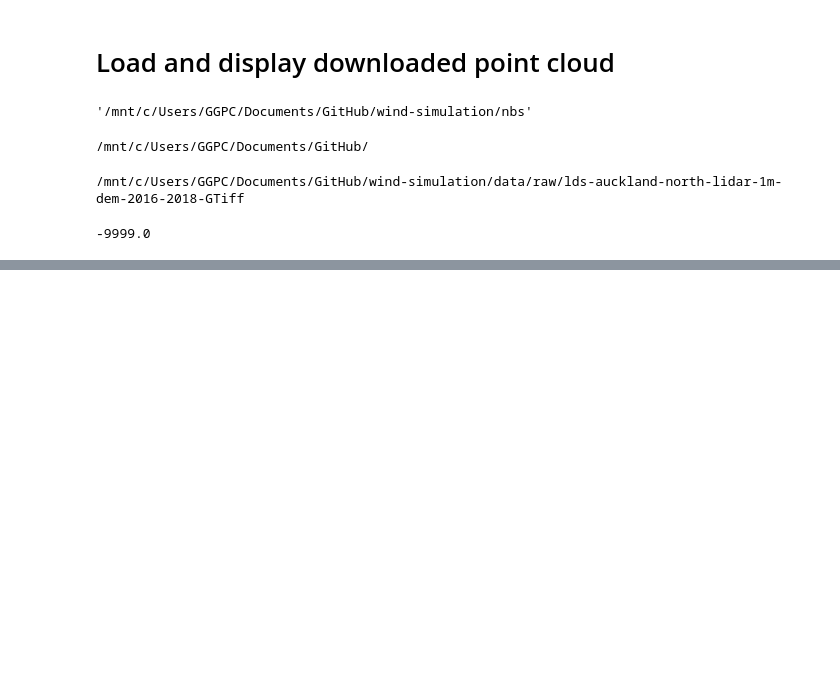
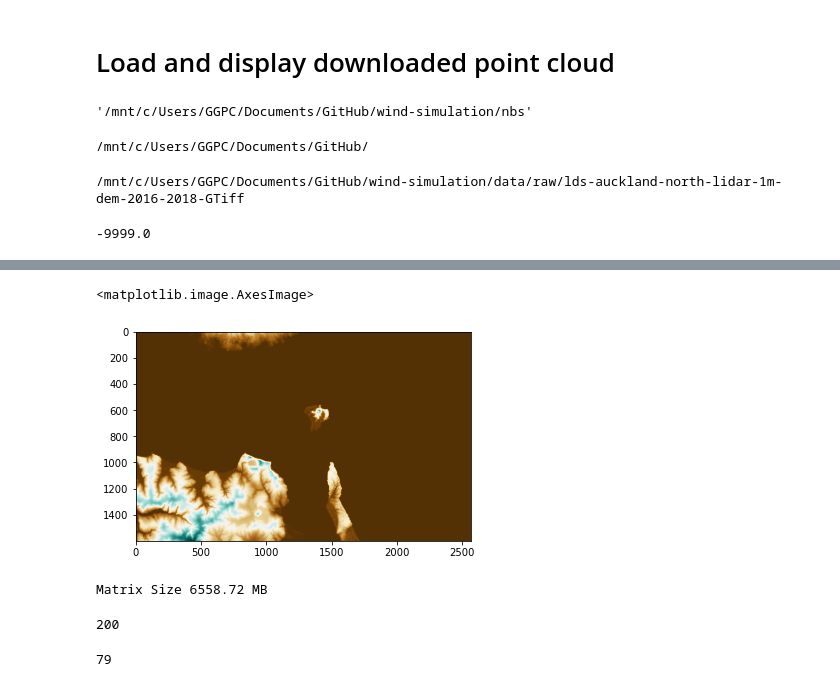
Before and after one commit to GarethPaulBell/wind-simulation, a Jupyter notebook: nbs/00_condition_data.ipynb, the cells around one changed output, grey strips where cells are left out. Drawn from its saved outputs; the diff is of its cells as text; code cells hidden in the pictures; blank space fills up the shorter version.

```diff
--- a/nbs/00_condition_data.ipynb
+++ b/nbs/00_condition_data.ipynb
@@ -67,0 +82,6 @@ plt.imshow(mosaic_masked, cmap=cmap, vmin=vmin, vmax=vmax)
+# %%
+stride = 5
+# %%
+# Pad the 'data_surface' array to the right with 2000 columns of zeros
+extended_data_surface = np.pad(data_surface, ((0, 0), (0, 2000)), 'constant', constant_values=0)[::stride,::stride]
+print(extended_data_surface)
@@ -67,0 +96,5 @@ plt.imshow(mosaic_masked, cmap=cmap, vmin=vmin, vmax=vmax)
+# %%
+plt.imshow(extended_data_surface,cmap=cmap)
+# %% [output]
+<matplotlib.image.AxesImage>
+[figure, added]
@@ -67,0 +103,8 @@ plt.imshow(mosaic_masked, cmap=cmap, vmin=vmin, vmax=vmax)
+# %%
+print(f'Matrix Size {matrix_size} MB')
+# %% [output]
+Matrix Size 6558.72 MB
+# %%
+z_max = int(np.round(max_height,-2)); print(z_max)
+# %% [output]
+200
@@ -67,0 +132,4 @@ plt.imshow(mosaic_masked, cmap=cmap, vmin=vmin, vmax=vmax)
+# %%
+voxel_matrix = height_matrix_to_voxel_matrix(extended_data_surface,0,stride)
+# %% [output]
+79
```
Also changed, not shown: parts of 16 cells of this notebook, 2 other files.
